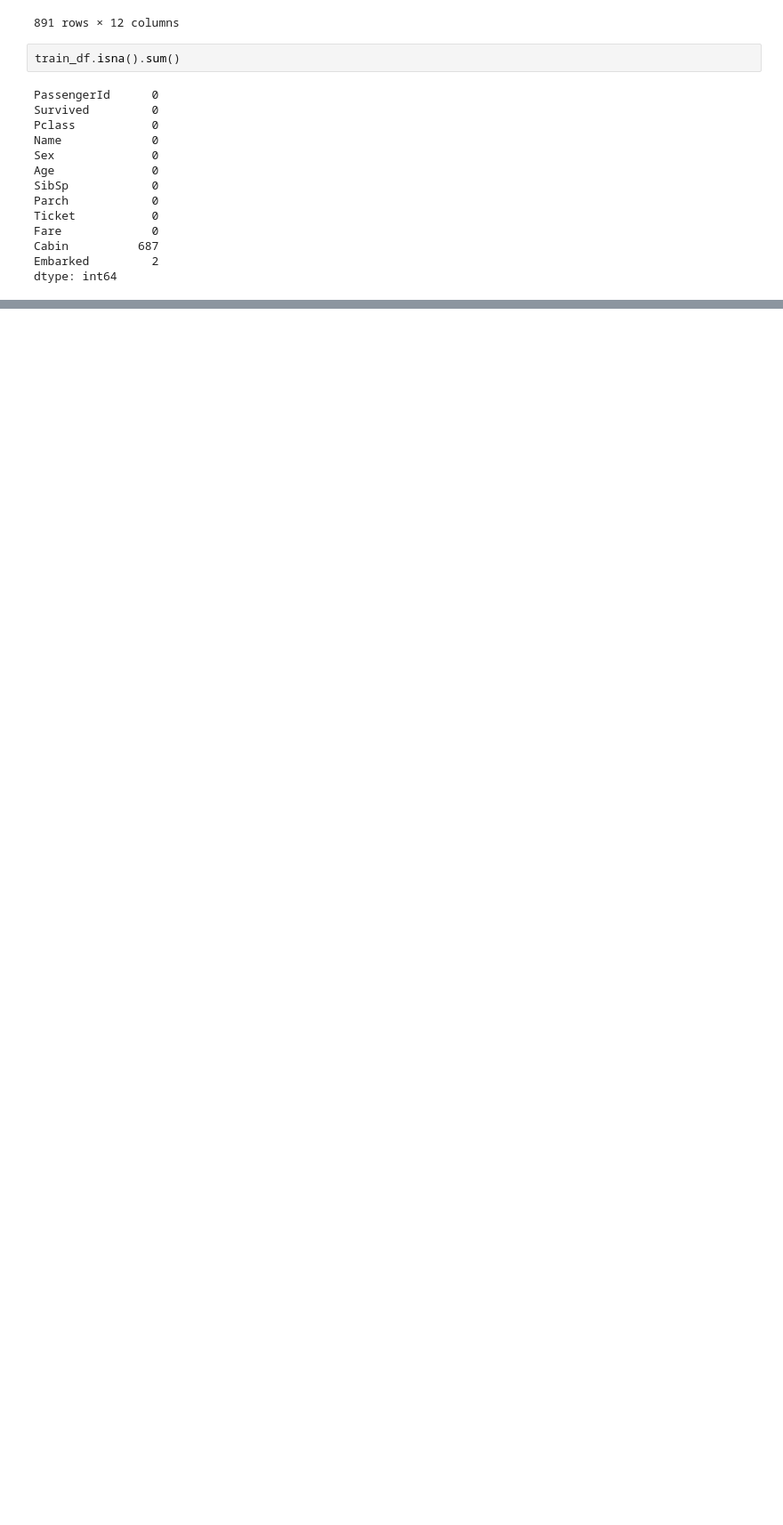
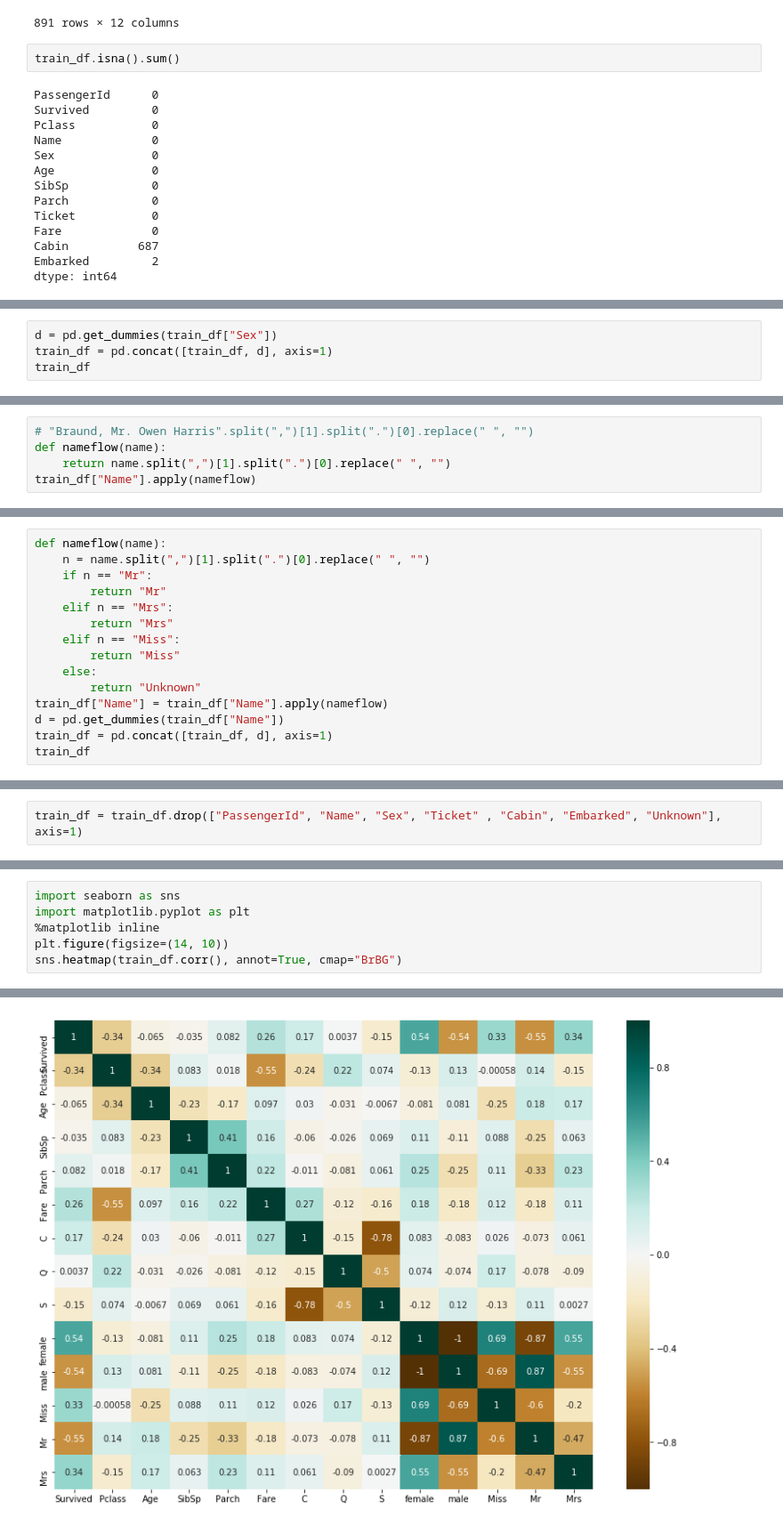
Before and after one commit to Elwing-Chou/mlclass2, a Jupyter notebook: Titanic.ipynb, the cells around one changed output, grey strips where cells are left out. Shown at 89% size. Drawn from its saved outputs; the diff is of its cells as text; blank space fills up the shorter version.

```diff
--- a/Titanic.ipynb
+++ b/Titanic.ipynb
@@ -111,0 +157,4 @@ dtype: int64
+# %%
+d = pd.get_dummies(train_df["Sex"])
+train_df = pd.concat([train_df, d], axis=1)
+train_df
@@ -111,0 +180,5 @@ dtype: int64
+# %%
+# "Braund, Mr. Owen Harris".split(",")[1].split(".")[0].replace(" ", "")
+def nameflow(name):
+    return name.split(",")[1].split(".")[0].replace(" ", "")
+train_df["Name"].apply(nameflow)
@@ -111,0 +210,15 @@ dtype: int64
+# %%
+def nameflow(name):
+    n = name.split(",")[1].split(".")[0].replace(" ", "")
+    if n == "Mr":
+        return "Mr"
+    elif n == "Mrs":
+        return "Mrs"
+    elif n == "Miss":
+        return "Miss"
+    else:
+        return "Unknown"
+train_df["Name"] = train_df["Name"].apply(nameflow)
+d = pd.get_dummies(train_df["Name"])
+train_df = pd.concat([train_df, d], axis=1)
+train_df
@@ -111,0 +244,2 @@ dtype: int64
+# %%
+train_df = train_df.drop(["PassengerId", "Name", "Sex", "Ticket" , "Cabin", "Embarked", "Unknown"], axis=1)
@@ -111,0 +267,7 @@ dtype: int64
+# %%
+import seaborn as sns
+import matplotlib.pyplot as plt
+%matplotlib inline
+plt.figure(figsize=(14, 10))
+sns.heatmap(train_df.corr(), annot=True, cmap="BrBG")
+# %% [output]
@@ -111,0 +275 @@ dtype: int64
+[figure, added]
```
Also changed, not shown: parts of 11 cells of this notebook.
